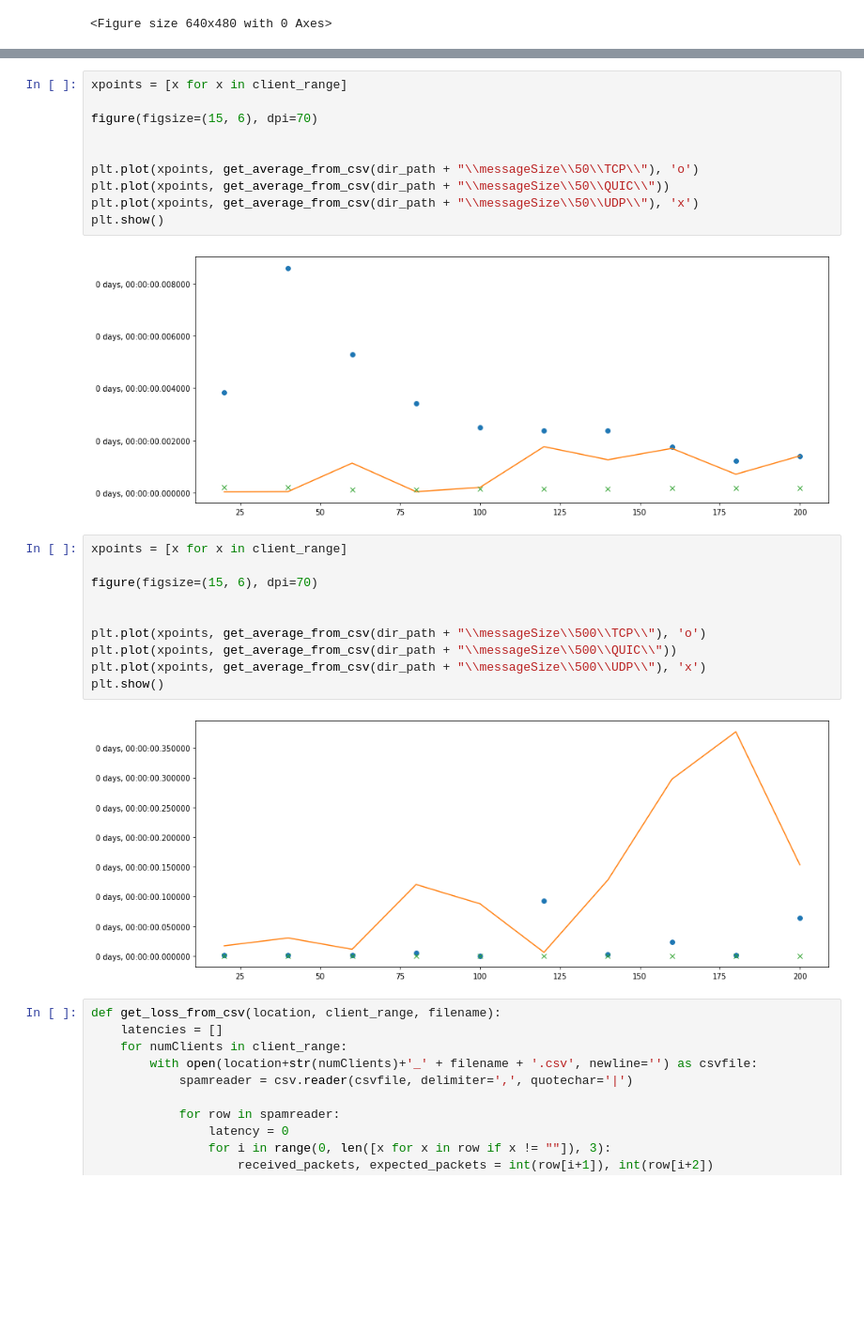
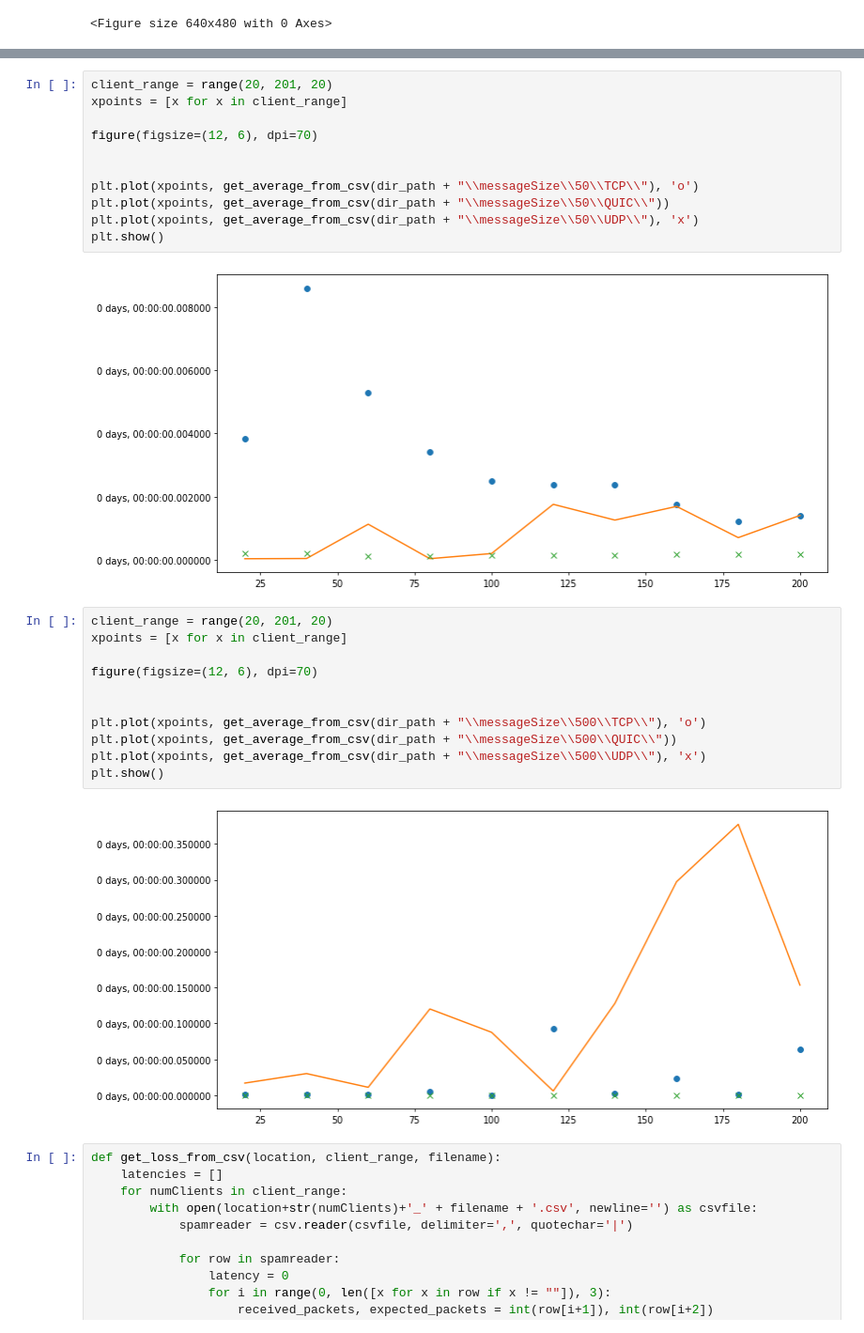
Before and after one commit to malachyoconnor/MQTT-GO, a Jupyter notebook: data/Graphs.ipynb, the cells around one changed output, grey strips where cells are left out. Shown at 94% size. Cells and saved outputs as stored; diff of their text form; blank space fills up the shorter version.

```diff
--- a/data/Graphs.ipynb
+++ b/data/Graphs.ipynb
@@ -57,19 +57,21 @@ plt.show()
 # %%
+client_range = range(20, 201, 20)
 xpoints = [x for x in client_range]
 
-figure(figsize=(15, 6), dpi=70)
+figure(figsize=(12, 6), dpi=70)
 
 
 plt.plot(xpoints, get_average_from_csv(dir_path + "\\messageSize\\50\\TCP\\"), 'o')
 plt.plot(xpoints, get_average_from_csv(dir_path + "\\messageSize\\50\\QUIC\\"))
 plt.plot(xpoints, get_average_from_csv(dir_path + "\\messageSize\\50\\UDP\\"), 'x')
 plt.show()
 # %% [output]
-[figure, old version]
+[figure, new version]
 # %%
+client_range = range(20, 201, 20)
 xpoints = [x for x in client_range]
 
-figure(figsize=(15, 6), dpi=70)
+figure(figsize=(12, 6), dpi=70)
 
 
 plt.plot(xpoints, get_average_from_csv(dir_path + "\\messageSize\\500\\TCP\\"), 'o')
@@ -77,7 +79,7 @@ plt.plot(xpoints, get_average_from_csv(dir_path + "\\messageSize\\500\\QUIC\\"))
 plt.plot(xpoints, get_average_from_csv(dir_path + "\\messageSize\\500\\UDP\\"), 'x')
 plt.show()
 # %% [output]
-[figure, old version]
+[figure, new version]
 # %%
 def get_loss_from_csv(location, client_range, filename):
     latencies = []
```
Also changed, not shown: parts of 12 cells of this notebook, 26 other files.
